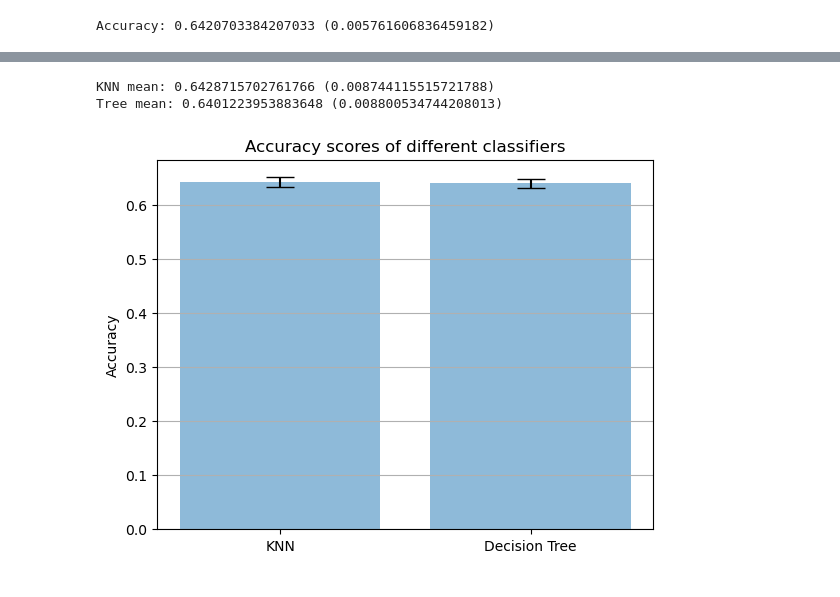
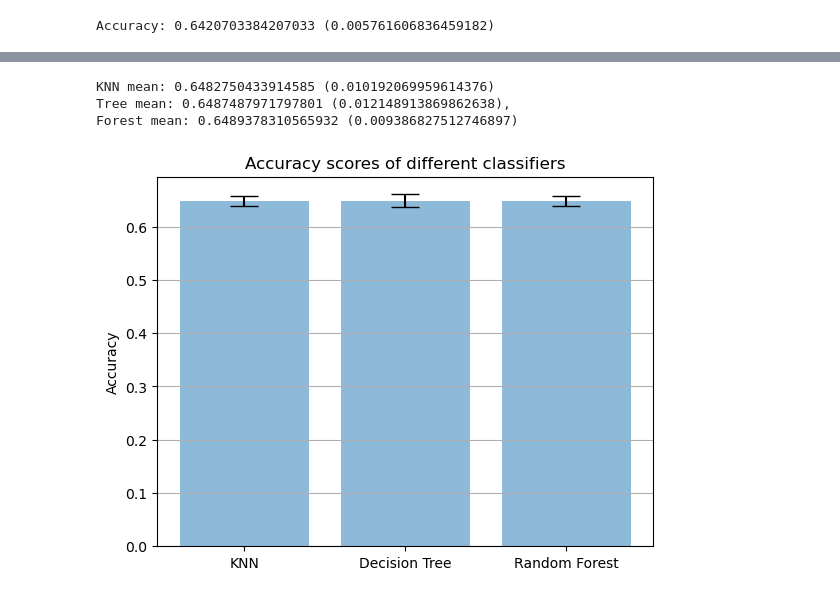
Before and after one commit to JackBuczak/ML_NFL, a Jupyter notebook: NFL_Validation.ipynb, the cells around one changed output, grey strips where cells are left out. Saved outputs shown, nothing was run; the diff lists cells and outputs as text; code cells hidden in the pictures.

Commit message:
Adding Random Forest models

```diff
--- a/NFL_Validation.ipynb
+++ b/NFL_Validation.ipynb
@@ -258,0 +327,7 @@ ax.yaxis.grid(True)
+# %%
+randomForestModels =[]
+for n in range(10, 201, 10):
+    randomForestModels.append((f'Forest n_estimators {n}',RandomForestClassifier(n_estimators=n,max_depth=5, random_state=1)))
+# %%
+#see your results
+names,results = lookAtModels(randomForestModels)
@@ -286,27 +460,30 @@ KNN_mean = np.mean(results[0])
 KNN_std= np.std(results[0])
 DT_mean = np.mean(results[1])
 DT_std = np.std(results[1])
-print(f'KNN mean: {KNN_mean} ({KNN_std})\nTree mean: {DT_mean} ({DT_std})')
+F_mean = np.mean(results[2])
+F_std = np.std(results[2])
+print(f'KNN mean: {KNN_mean} ({KNN_std})\nTree mean: {DT_mean} ({DT_std}), \nForest mean: {F_mean} ({F_std})')
 # %% [output]
-KNN mean: 0.6428715702761766 (0.008744115515721788)
-Tree mean: 0.6401223953883648 (0.008800534744208013)
+KNN mean: 0.6482750433914585 (0.010192069959614376)
+Tree mean: 0.6487487971797801 (0.012148913869862638),
+Forest mean: 0.6489378310565932 (0.009386827512746897)
 # %%
 #lists for plot
-classifiers =['KNN', 'Decision Tree']
+classifiers =['KNN', 'Decision Tree', 'Random Forest']
 x_pos = np.arange(len(classifiers))
 #print(x_pos)
-Means = [KNN_mean, DT_mean]
-error = [KNN_std, DT_std]
+Means = [KNN_mean, DT_mean, F_mean]
+error = [KNN_std, DT_std, F_std]
 # Build the plot
 fig, ax = plt.subplots()
 ax.bar(x_pos, Means, yerr=error, align='center', alpha=0.5, ecolor='black', capsize=10)
 ax.set_ylabel('Accuracy')
 ax.set_xticks(x_pos)
 ax.set_xticklabels(classifiers)
 ax.set_title('Accuracy scores of different classifiers')
 ax.yaxis.grid(True)
 # %% [output]
-[figure, old version]
+[figure, new version]
 # %%
 def lookAtModels(models):
     results=[]
```
Also changed, not shown: parts of 12 cells of this notebook, 2 other files.
